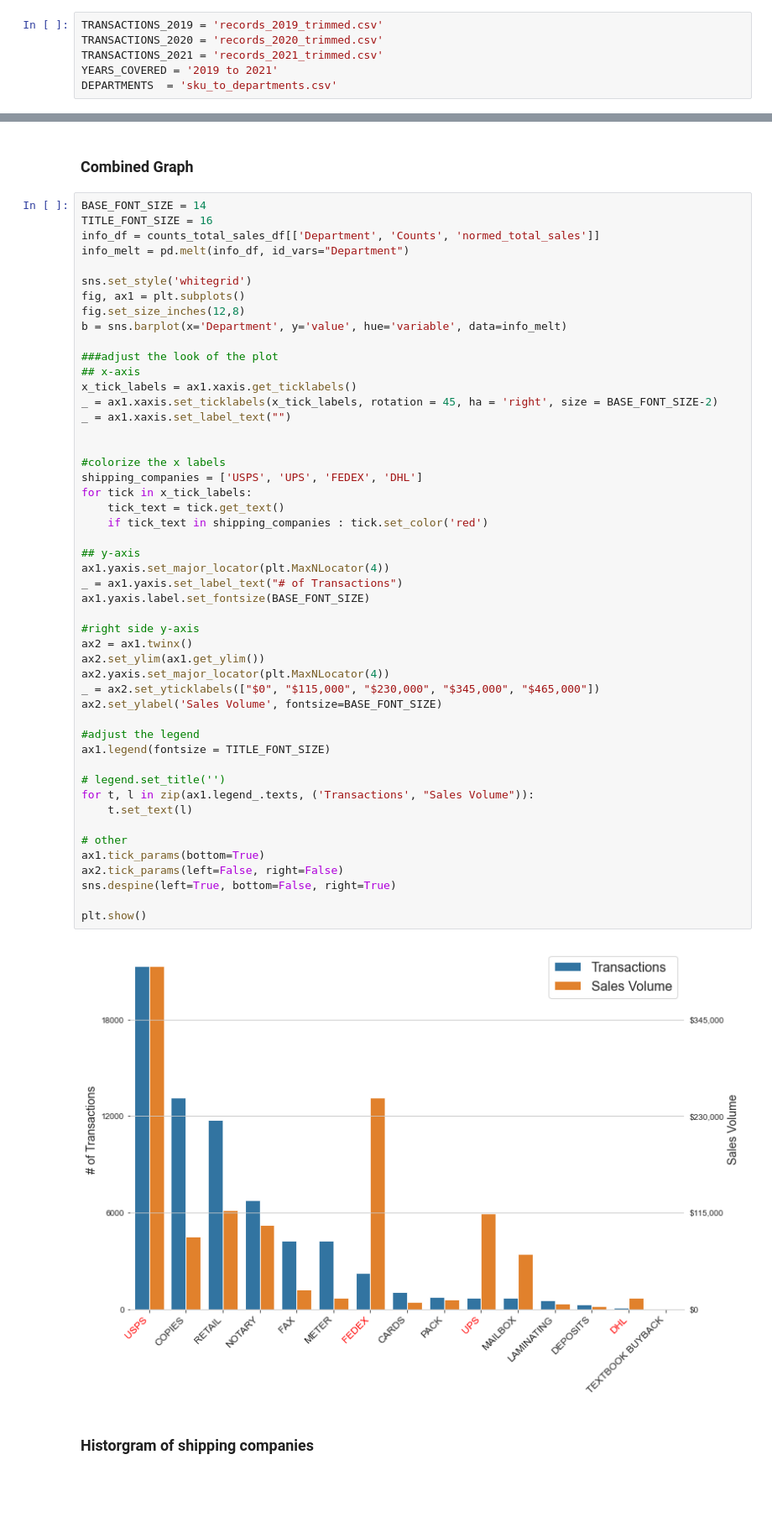
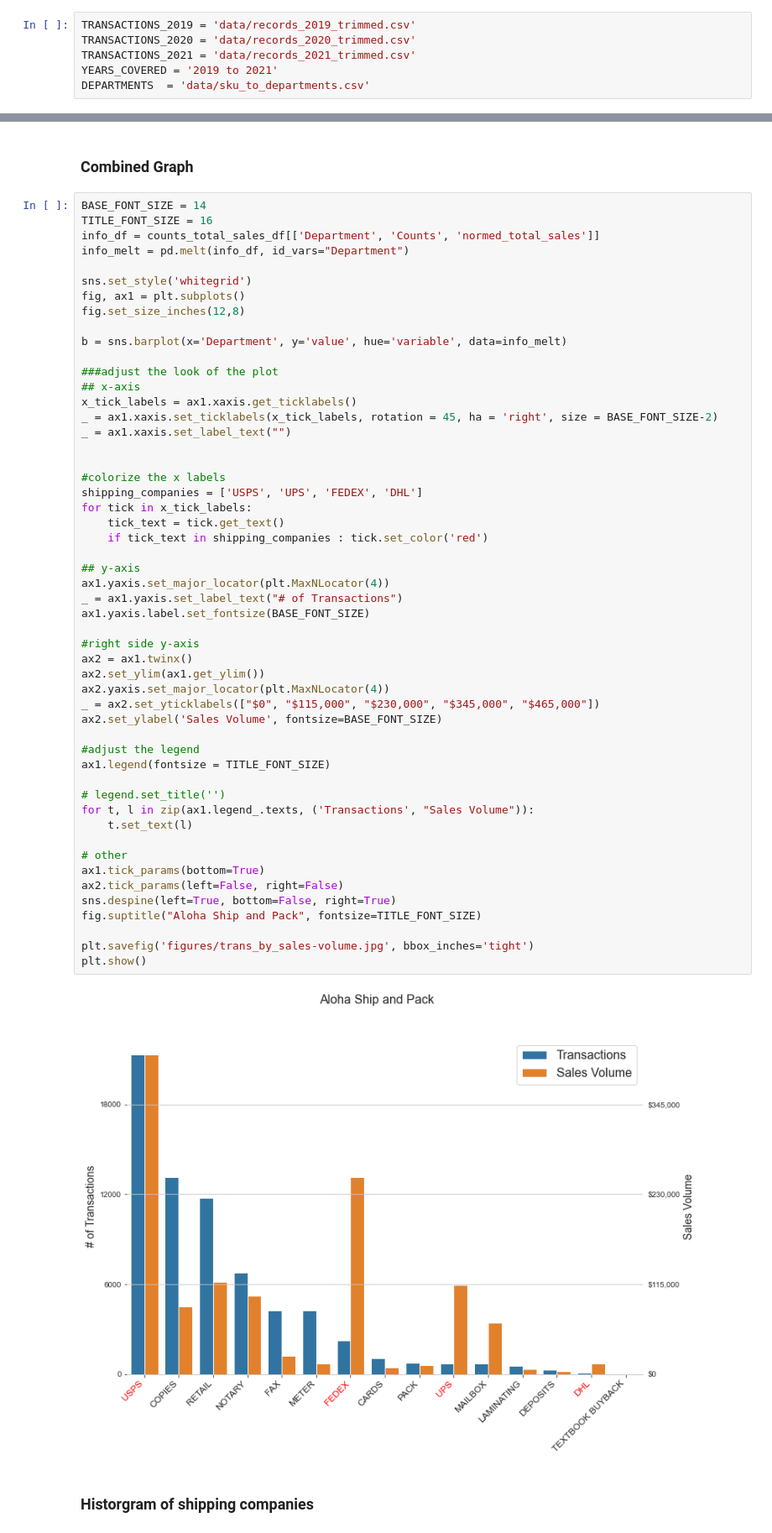
Before and after one commit to chapmanderek/ASAP-Analysis, a Jupyter notebook: asap_notebook.ipynb, the cells around one changed output, grey strips where cells are left out. Shown: that part at 84% size. Cells and saved outputs as stored; diff of their text form; blank space fills up the shorter version.

Commit message:
first visualizations

```diff
--- a/asap_notebook.ipynb
+++ b/asap_notebook.ipynb
@@ -5,11 +5,11 @@
 # %% [markdown]
 ### File Paths
 # %%
-TRANSACTIONS_2019 = 'records_2019_trimmed.csv'
-TRANSACTIONS_2020 = 'records_2020_trimmed.csv'
-TRANSACTIONS_2021 = 'records_2021_trimmed.csv'
+TRANSACTIONS_2019 = 'data/records_2019_trimmed.csv'
+TRANSACTIONS_2020 = 'data/records_2020_trimmed.csv'
+TRANSACTIONS_2021 = 'data/records_2021_trimmed.csv'
 YEARS_COVERED = '2019 to 2021'
-DEPARTMENTS  = 'sku_to_departments.csv'
+DEPARTMENTS  = 'data/sku_to_departments.csv'
 # %% [markdown]
 ### Packages
 # %%
@@ -229,6 +229,7 @@ info_melt = pd.melt(info_df, id_vars="Department")
 sns.set_style('whitegrid')
 fig, ax1 = plt.subplots()
 fig.set_size_inches(12,8)
+
 b = sns.barplot(x='Department', y='value', hue='variable', data=info_melt)
 
 ###adjust the look of the plot
@@ -243,33 +244,35 @@ shipping_companies = ['USPS', 'UPS', 'FEDEX', 'DHL']
 for tick in x_tick_labels:
     tick_text = tick.get_text()
     if tick_text in shipping_companies : tick.set_color('red')
 
 ## y-axis
 ax1.yaxis.set_major_locator(plt.MaxNLocator(4))
 _ = ax1.yaxis.set_label_text("# of Transactions")
 ax1.yaxis.label.set_fontsize(BASE_FONT_SIZE)
 
 #right side y-axis
 ax2 = ax1.twinx()
 ax2.set_ylim(ax1.get_ylim())
 ax2.yaxis.set_major_locator(plt.MaxNLocator(4))
 _ = ax2.set_yticklabels(["$0", "$115,000", "$230,000", "$345,000", "$465,000"])
 ax2.set_ylabel('Sales Volume', fontsize=BASE_FONT_SIZE)
 
 #adjust the legend
 ax1.legend(fontsize = TITLE_FONT_SIZE)
 
 # legend.set_title('')
 for t, l in zip(ax1.legend_.texts, ('Transactions', "Sales Volume")):
     t.set_text(l)
 
 # other
 ax1.tick_params(bottom=True)
 ax2.tick_params(left=False, right=False)
 sns.despine(left=True, bottom=False, right=True)
+fig.suptitle("Aloha Ship and Pack", fontsize=TITLE_FONT_SIZE)
 
+plt.savefig('figures/trans_by_sales-volume.jpg', bbox_inches='tight')
 plt.show()
 # %% [output]
-[figure, old version]
+[figure, new version]
 # %% [markdown]
 ### Historgram of shipping companies
```
Also changed, not shown: parts of 5 cells of this notebook, 2 other files.
